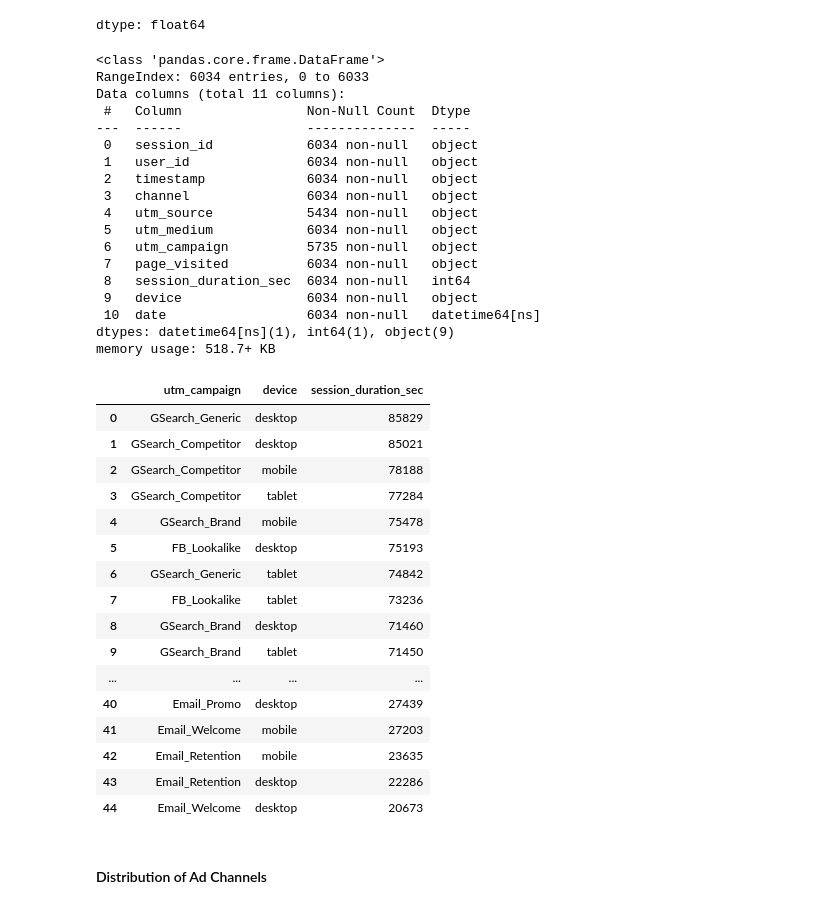
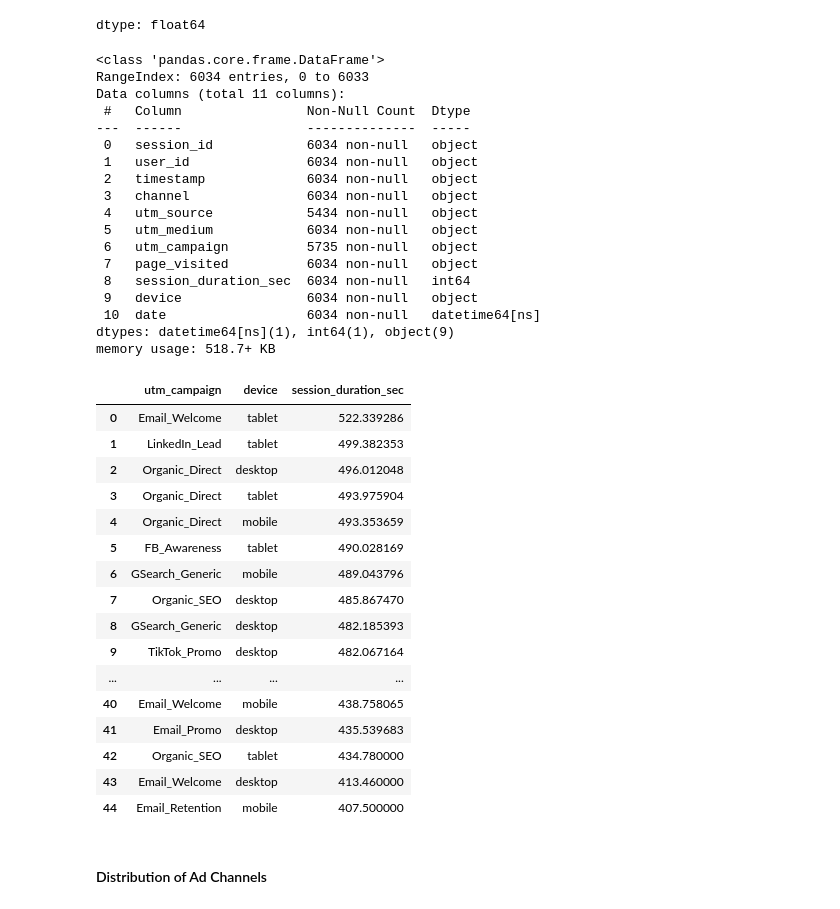
Before and after one commit to banerjee109/Infotact-Data-Team-2, a Jupyter notebook: Assignmenet_1_Roughbook.ipynb, the cells around one changed output. Drawn from its saved outputs; the diff is of its cells as text; code cells hidden in the pictures.

Commit message:
Analysed average time spent per campaign per device in web_log_df.

```diff
--- a/Assignmenet_1_Roughbook.ipynb
+++ b/Assignmenet_1_Roughbook.ipynb
@@ -301,49 +301,50 @@ web_log_df.groupby("utm_source")["session_duration_sec"].mean().sort_values(asce
 web_log_df.head()
 web_log_df.groupby("day")["session_duration_sec"].sum().sort_values(ascending=False)
 web_log_df.groupby("day")["session_duration_sec"].mean().sort_values(ascending=False)
 web_log_df.isna().sum()
 web_log_df.dropna(inplace=True)
 ##web_log_df.isna().sum()
 len(web_log_df["utm_campaign"])
 web_log_df["utm_source"].isna().sum()
 web_log_df.groupby("user_id")["session_id"].count()
 web_log_df.groupby(["utm_campaign","device"])["session_duration_sec"].sum().sort_values(ascending=False).reset_index()
+web_log_df.groupby(["utm_campaign","device"])["session_duration_sec"].mean().sort_values(ascending=False).reset_index()
 # %% [output]
 <class 'pandas.core.frame.DataFrame'>
 RangeIndex: 6034 entries, 0 to 6033
 Data columns (total 11 columns):
  #   Column                Non-Null Count  Dtype
 ---  ------                --------------  -----
  0   session_id            6034 non-null   object
  1   user_id               6034 non-null   object
  2   timestamp             6034 non-null   object
  3   channel               6034 non-null   object
  4   utm_source            5434 non-null   object
  5   utm_medium            6034 non-null   object
  6   utm_campaign          5735 non-null   object
  7   page_visited          6034 non-null   object
  8   session_duration_sec  6034 non-null   int64
  9   device                6034 non-null   object
  10  date                  6034 non-null   datetime64[ns]
 dtypes: datetime64[ns](1), int64(1), object(9)
 memory usage: 518.7+ KB
 |  | utm_campaign | device | session_duration_sec |
-| 0 | GSearch_Generic | desktop | 85829 |
-| 1 | GSearch_Competitor | desktop | 85021 |
-| 2 | GSearch_Competitor | mobile | 78188 |
-| 3 | GSearch_Competitor | tablet | 77284 |
-| 4 | GSearch_Brand | mobile | 75478 |
-| 5 | FB_Lookalike | desktop | 75193 |
-| 6 | GSearch_Generic | tablet | 74842 |
-| 7 | FB_Lookalike | tablet | 73236 |
-| 8 | GSearch_Brand | desktop | 71460 |
-| 9 | GSearch_Brand | tablet | 71450 |
+| 0 | Email_Welcome | tablet | 522.339286 |
+| 1 | LinkedIn_Lead | tablet | 499.382353 |
+| 2 | Organic_Direct | desktop | 496.012048 |
+| 3 | Organic_Direct | tablet | 493.975904 |
+| 4 | Organic_Direct | mobile | 493.353659 |
+| 5 | FB_Awareness | tablet | 490.028169 |
+| 6 | GSearch_Generic | mobile | 489.043796 |
+| 7 | Organic_SEO | desktop | 485.867470 |
+| 8 | GSearch_Generic | desktop | 482.185393 |
+| 9 | TikTok_Promo | desktop | 482.067164 |
 | ... | ... | ... | ... |
-| 40 | Email_Promo | desktop | 27439 |
-| 41 | Email_Welcome | mobile | 27203 |
-| 42 | Email_Retention | mobile | 23635 |
-| 43 | Email_Retention | desktop | 22286 |
-| 44 | Email_Welcome | desktop | 20673 |
+| 40 | Email_Welcome | mobile | 438.758065 |
+| 41 | Email_Promo | desktop | 435.539683 |
+| 42 | Organic_SEO | tablet | 434.780000 |
+| 43 | Email_Welcome | desktop | 413.460000 |
+| 44 | Email_Retention | mobile | 407.500000 |
 # %% [markdown]
 #### Distribution of Ad Channels
 # %% [markdown]
```
